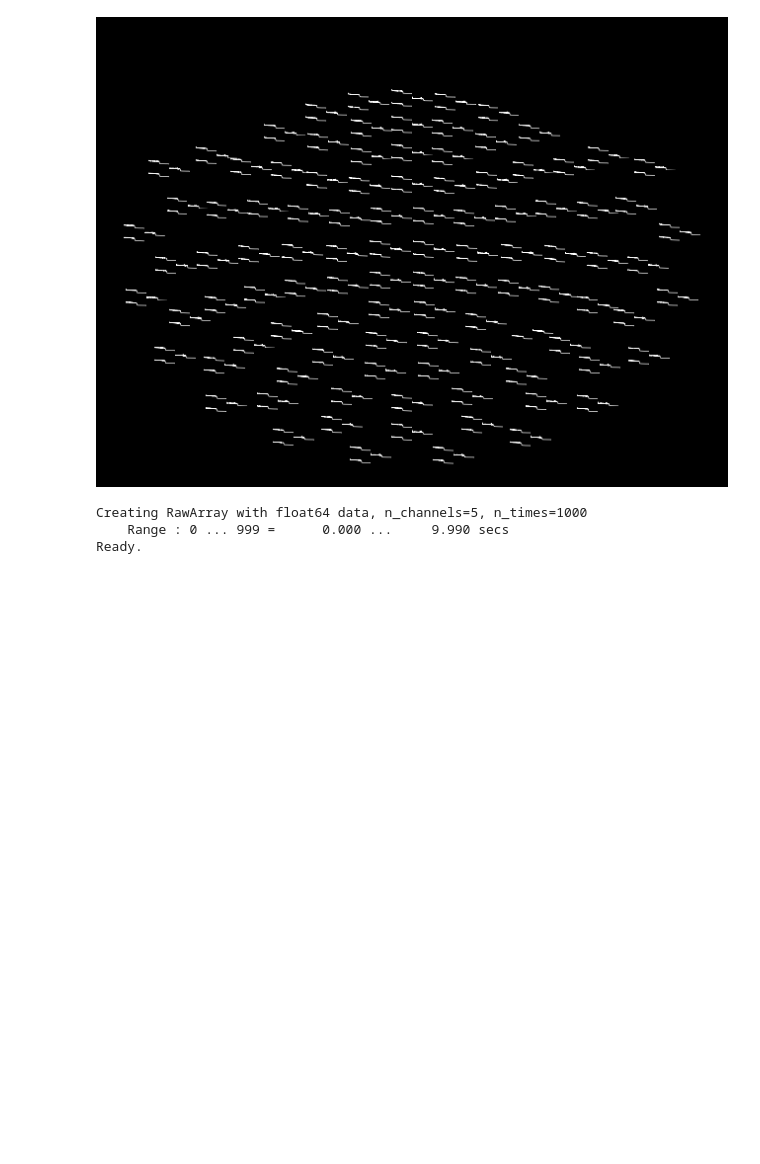
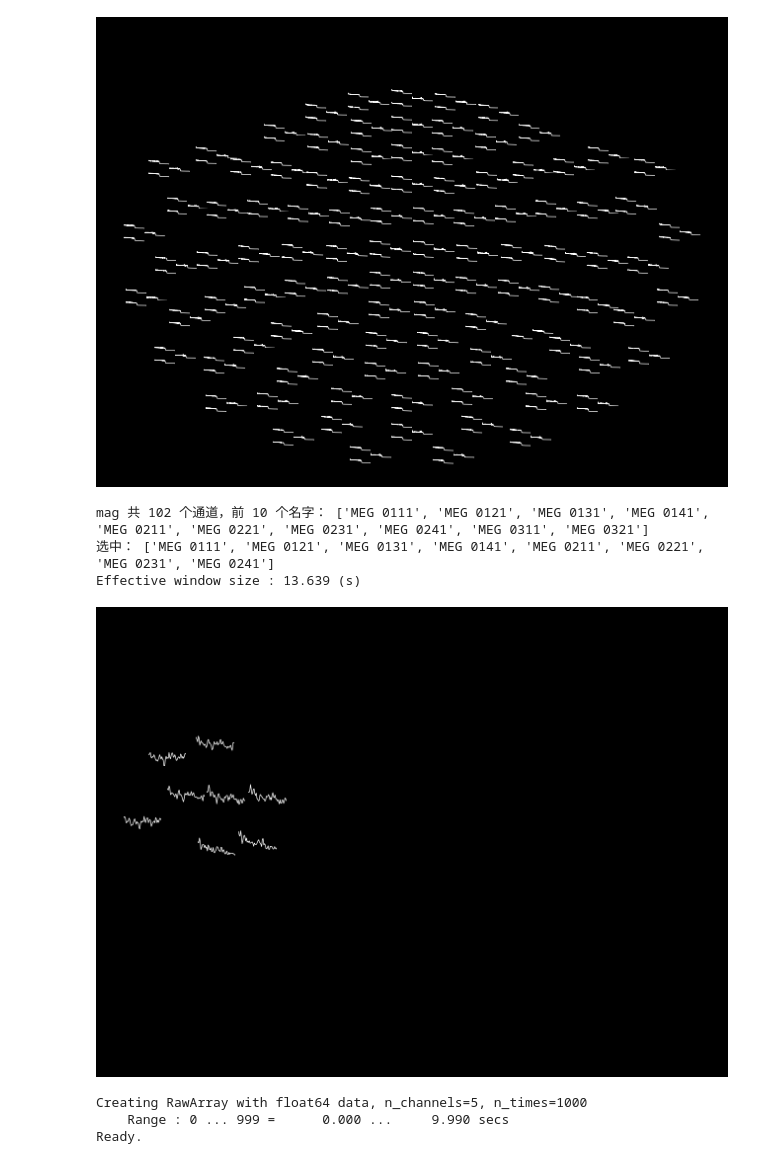
Before and after one commit to sanxiusanxiu/practice_mne_demo, a Jupyter notebook: notebooks/mne_tutorial02.ipynb, the cells around one changed output. Drawn from its saved outputs; the diff is of its cells as text; code cells hidden in the pictures; blank space fills up the shorter version.

```diff
--- a/notebooks/mne_tutorial02.ipynb
+++ b/notebooks/mne_tutorial02.ipynb
@@ -81,6 +89,33 @@ plt.show()
 # %% [output]
 Effective window size : 13.639 (s)
 [figure]
+# %%
+# 绘制 左听觉区附近的 8 个磁强计、8–12 Hz alpha 频段 的地形分布图（Topographic Map）
+# ========= 参数区（想看哪里就改这里）=========
+CH_TYPE   = 'mag'                      # 'mag' / 'grad' / 'eeg' 三选一
+FMIN, FMAX = 8, 12                     # 频段范围：这里看 alpha
+START, STOP = 0, 8                     # 取该类型通道中的第 0~7 个（共 8 个）
+# ============================================
+
+# 挑出通道类型
+raw_pick = raw.copy().pick(CH_TYPE)
+# 按名字挑出局部通道
+all_names = raw_pick.ch_names
+print(f'{CH_TYPE} 共 {len(all_names)} 个通道，前 10 个名字：', all_names[:10])
+# 按索引挑局部
+sel_names = all_names[START:STOP]
+print('选中：', sel_names)
+raw_local = raw_pick.pick(sel_names)
+# 绘图
+psd = raw_local.compute_psd(fmin=FMIN, fmax=FMAX)
+fig = psd.plot_topo()
+fig.suptitle(f'{CH_TYPE.upper()}  {FMIN}-{FMAX} Hz  ({len(sel_names)} ch)')
+plt.show()
+# %% [output]
+mag 共 102 个通道，前 10 个名字： ['MEG 0111', 'MEG 0121', 'MEG 0131', 'MEG 0141', 'MEG 0211', 'MEG 0221', 'MEG 0231', 'MEG 0241', 'MEG 0311', 'MEG 0321']
+选中： ['MEG 0111', 'MEG 0121', 'MEG 0131', 'MEG 0141', 'MEG 0211', 'MEG 0221', 'MEG 0231', 'MEG 0241']
+Effective window size : 13.639 (s)
+[figure, added]
 # %%
 # 创建raw对象，构建raw对象需要准备两种数据，一种是data，另一种是info
 # %%
```
Also changed, not shown: parts of 4 cells of this notebook, 2 other files.
